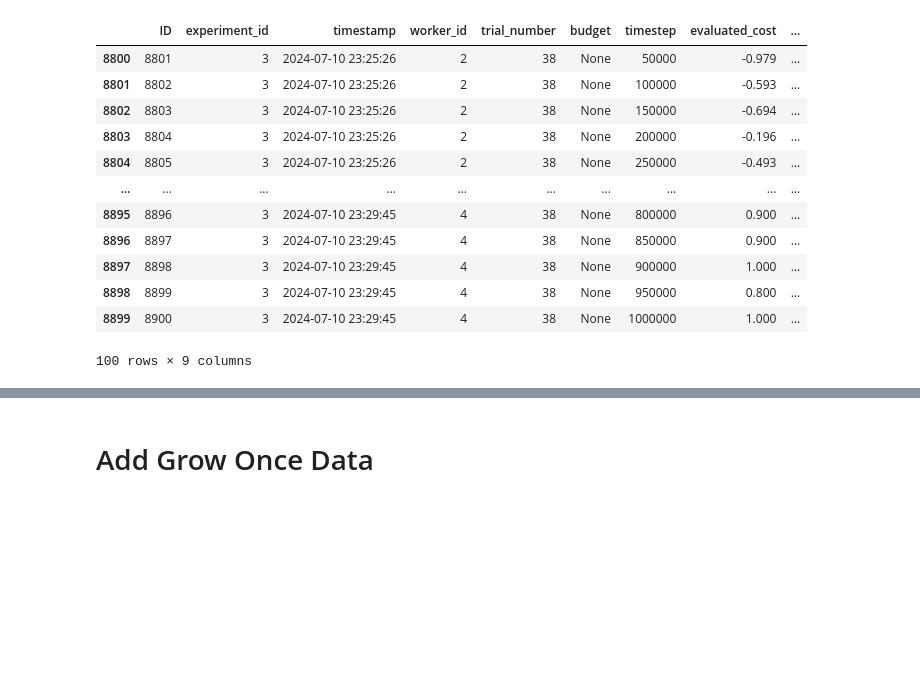
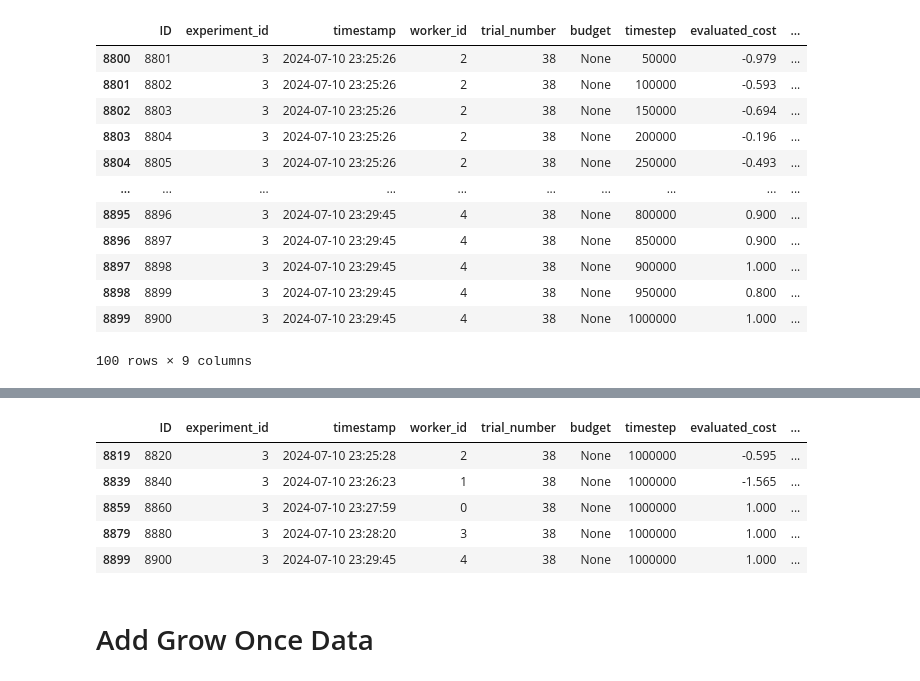
Before and after one commit to automl/GrowNN, a Jupyter notebook: plotting/minihack/grow_depth_once/plot_grow_depth_once.ipynb, the cells around one changed output, grey strips where cells are left out. Cells and saved outputs as stored; diff of their text form; code cells hidden in the pictures; blank space fills up the shorter version.

```diff
--- a/plotting/minihack/grow_depth_once/plot_grow_depth_once.ipynb
+++ b/plotting/minihack/grow_depth_once/plot_grow_depth_once.ipynb
@@ -10,5 +10,5 @@ set_rc_params()
 databse_name = "fehring_growing_nn"
 table_name = "blackbox_incumbent_gen"
 # %%
-smac_costs = get_logtable(databse_name, table_name, "smac_callbacks", "baselines/blackbox_only_hpo_1_layer/config/blackbox_only_hpo.yaml")
+smac_costs = get_logtable(databse_name, table_name, "smac_callbacks", "baselines/minihack/blackbox_warmstart_hpo_1_layer/config/hpo_warmstart.yaml")
 # %% [output]
@@ -85,3 +85,13 @@ sns.lineplot(data=relevat_training_process_before_growth, x="timestep", y="evalu
+# %%
+last_time_step_data = relevat_training_process_before_growth[relevat_training_process_before_growth["timestep"] == relevat_training_process_before_growth["timestep"].max()]
+last_time_step_data
+# %% [output]
+|  | ID | experiment_id | timestamp | worker_id | trial_number | budget | timestep | evaluated_cost | ... |
+| 8819 | 8820 | 3 | 2024-07-10 23:25:28 | 2 | 38 | None | 1000000 | -0.595 | ... |
+| 8839 | 8840 | 3 | 2024-07-10 23:26:23 | 1 | 38 | None | 1000000 | -1.565 | ... |
+| 8859 | 8860 | 3 | 2024-07-10 23:27:59 | 0 | 38 | None | 1000000 | 1.000 | ... |
+| 8879 | 8880 | 3 | 2024-07-10 23:28:20 | 3 | 38 | None | 1000000 | 1.000 | ... |
+| 8899 | 8900 | 3 | 2024-07-10 23:29:45 | 4 | 38 | None | 1000000 | 1.000 | ... |
 # %% [markdown]
 # Add Grow Once Data
 # %%
```
Also changed, not shown: parts of 18 cells of this notebook, 2 other files.
